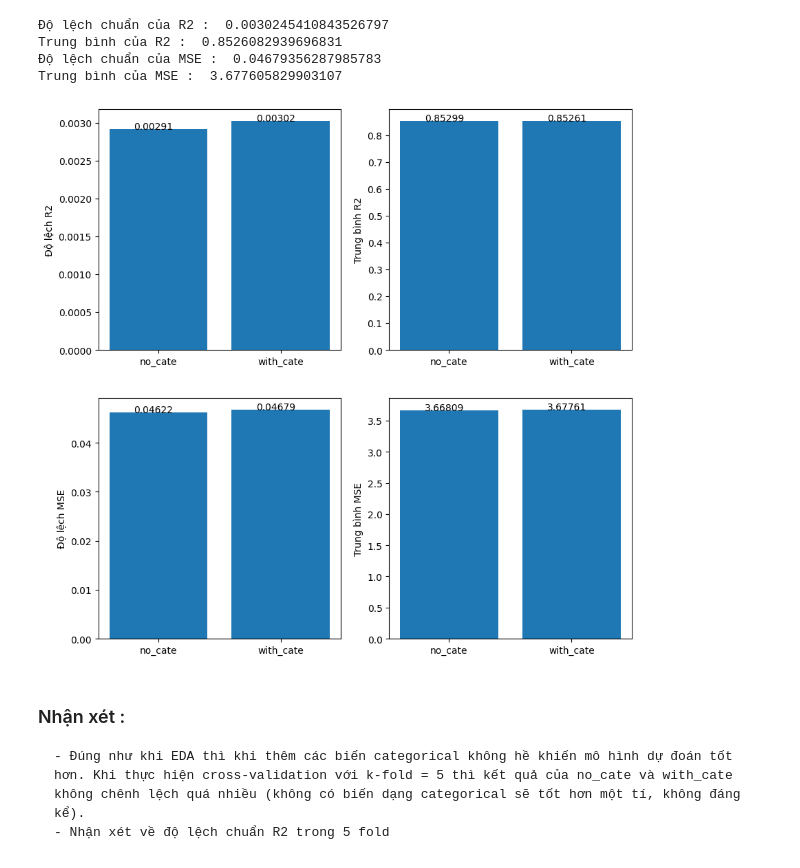
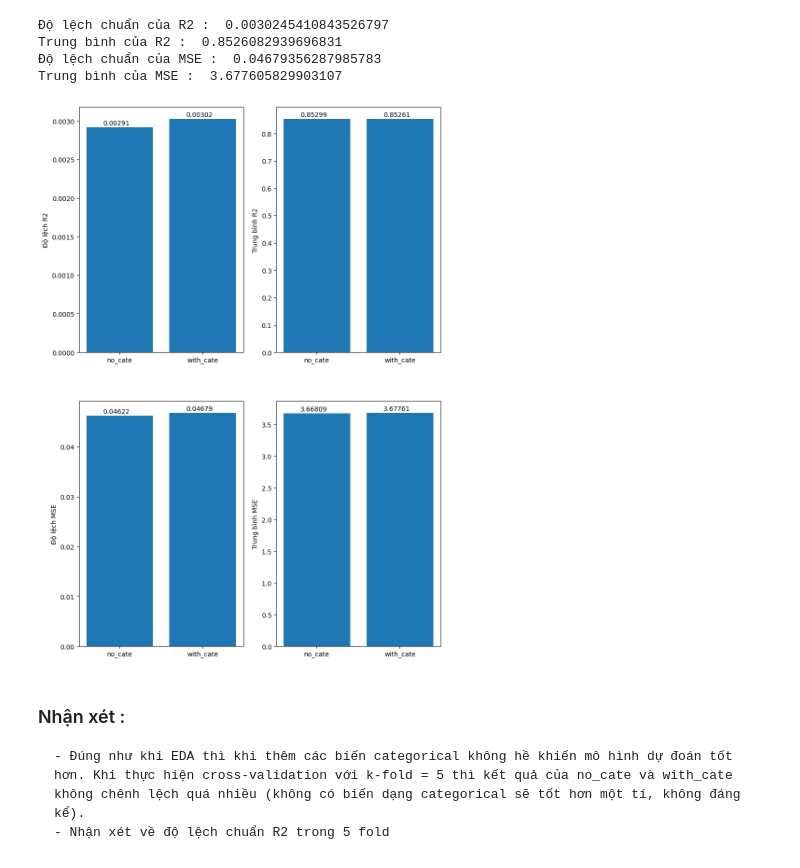
Before and after one commit to nahrixt0710/Life-Style-Data-Analysis, a Jupyter notebook: src/model_v2.ipynb, the cells around one changed output. Cells and saved outputs as stored; diff of their text form; code cells hidden in the pictures.

Commit message:
update plot for eval

```diff
--- a/src/model_v2.ipynb
+++ b/src/model_v2.ipynb
@@ -294,36 +294,36 @@ Trung bình của MSE :  3.677605829903107
 # %%
 def label(ax, bar, text):
     ax.text(
         bar.get_x() + 0.2,
-        bar.get_height(),
+        bar.get_height() * (1 + 0.01),
         f"{text:.5f}"
     )
 
 width = ["no_cate", "with_cate"]
 
-fig, ax = plt.subplots(2, 2, figsize=(10, 10))
+fig, ax = plt.subplots(2, 2, figsize=(10, 15))
 
 bars = ax[0, 0].bar(width, [r2_scores.std(), r2_scores_.std()])
 ax[0, 0].set_ylabel('Độ lệch R2')
 label(ax[0, 0], bars[0], r2_scores.std())
 label(ax[0, 0], bars[1], r2_scores_.std())
 
 bars = ax[0, 1].bar(width, [r2_scores.mean(), r2_scores_.mean()])
 ax[0, 1].set_ylabel('Trung bình R2')
 label(ax[0, 1], bars[0], r2_scores.mean())
 label(ax[0, 1], bars[1], r2_scores_.mean())
 
 bars = ax[1, 0].bar(width, [mse_scores.std(), mse_scores_.std()])
 ax[1, 0].set_ylabel('Độ lệch MSE')
 label(ax[1, 0], bars[0], mse_scores.std())
 label(ax[1, 0], bars[1], mse_scores_.std())
 
 bars = ax[1, 1].bar(width, [mse_scores.mean(), mse_scores_.mean()])
 ax[1, 1].set_ylabel('Trung bình MSE')
 label(ax[1, 1], bars[0], mse_scores.mean())
 label(ax[1, 1], bars[1], mse_scores_.mean())
 # %% [output]
-[figure, old version]
+[figure, new version]
 # %% [markdown]
 ### Nhận xét :
 
```
